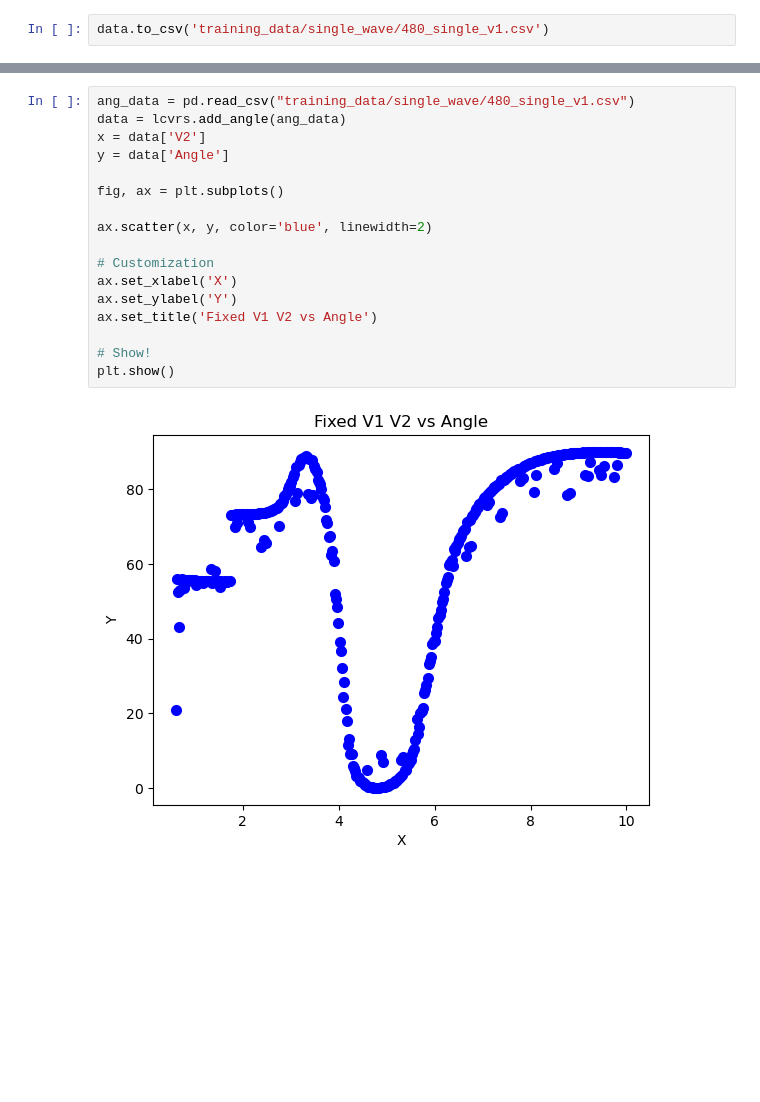
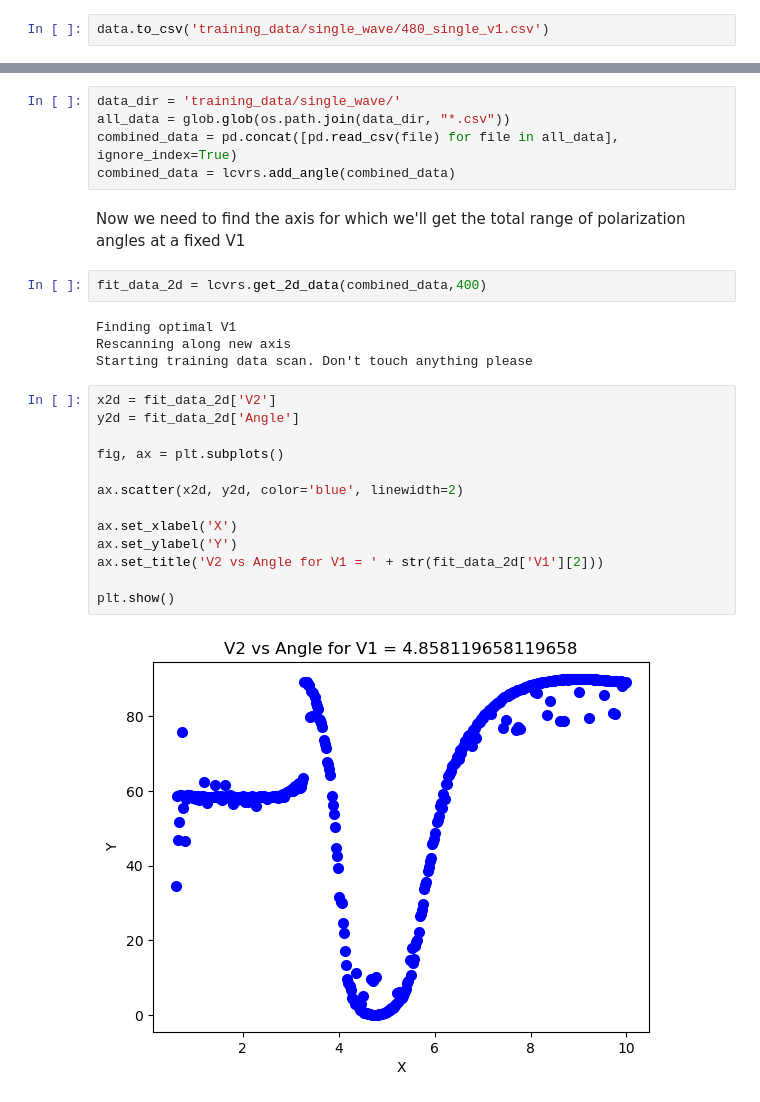
Before and after one commit to ubsuny/ML_LCVR-CP2P2024, a Jupyter notebook: data_collection.ipynb, the cells around one changed output, grey strips where cells are left out. Drawn from its saved outputs; the diff is of its cells as text; blank space fills up the shorter version.

Commit message:
Added further documentation and demonstration to data_collection.ipynb

```diff
--- a/data_collection.ipynb
+++ b/data_collection.ipynb
@@ -51,19 +79,28 @@ data.to_csv('training_data/single_wave/480_single_v1.csv')
+# %%
+data_dir = 'training_data/single_wave/'
+all_data = glob.glob(os.path.join(data_dir, "*.csv"))
+combined_data = pd.concat([pd.read_csv(file) for file in all_data], ignore_index=True)
+combined_data = lcvrs.add_angle(combined_data)
+# %% [markdown]
+Now we need to find the axis for which we'll get the total range of polarization angles at a fixed V1
+# %%
+fit_data_2d = lcvrs.get_2d_data(combined_data,400)
+# %% [output]
+Finding optimal V1
+Rescanning along new axis
+Starting training data scan. Don't touch anything please
 # %%
-ang_data = pd.read_csv("training_data/single_wave/480_single_v1.csv")
-data = lcvrs.add_angle(ang_data)
-x = data['V2']
-y = data['Angle']
+x2d = fit_data_2d['V2']
+y2d = fit_data_2d['Angle']
 
 fig, ax = plt.subplots()
 
-ax.scatter(x, y, color='blue', linewidth=2)
+ax.scatter(x2d, y2d, color='blue', linewidth=2)
 
-# Customization
 ax.set_xlabel('X')
 ax.set_ylabel('Y')
-ax.set_title('Fixed V1 V2 vs Angle')
+ax.set_title('V2 vs Angle for V1 = ' + str(fit_data_2d['V1'][2]))
 
-# Show!
 plt.show()
 # %% [output]
-[figure, old version]
+[figure, new version]
```
Also changed, not shown: parts of 17 cells of this notebook.
